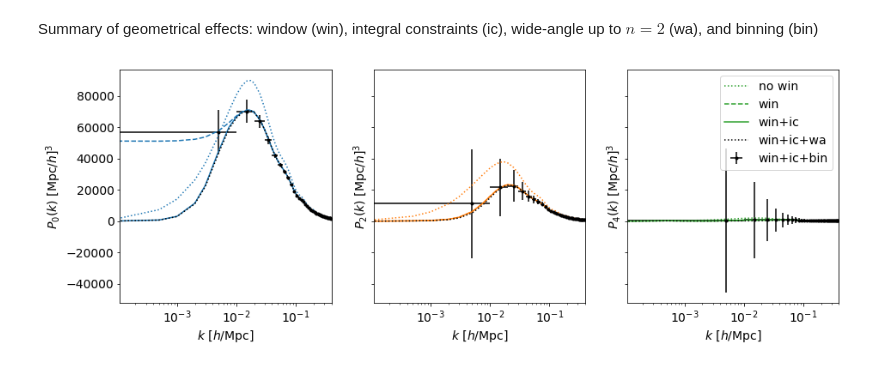
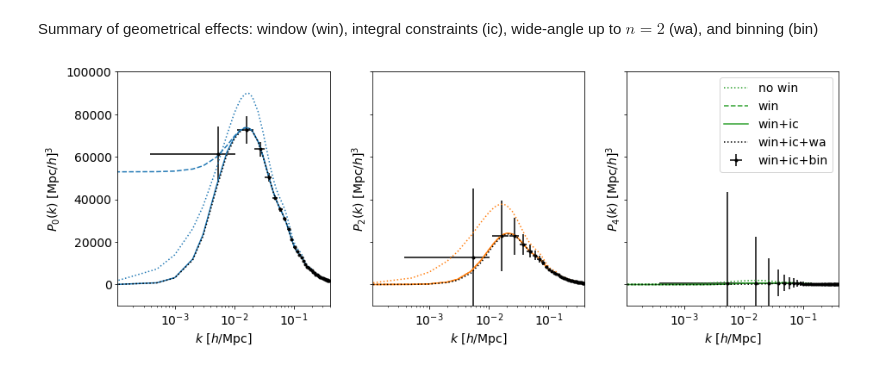
Before and after one commit to pierrexyz/fkpwin, a Jupyter notebook: example_Pk.ipynb, the cells around one changed output. Drawn from its saved outputs; the diff is of its cells as text; code cells hidden in the pictures.

```diff
--- a/example_Pk.ipynb
+++ b/example_Pk.ipynb
@@ -55,7 +55,10 @@ where $\cdot |_R$ and $\cdot |_I$ stand for real and imaginary parts, respective
 Configure $k$ and $p$: should be same as in Qk_to_Wkkp notebook
 # %%
 # this array should corresponds to the k-bins of the power spectrum data
-k_data = np.arange(0.005, 0.40, 0.01)
+Lbox, n0, dn = 3500., 3, 6
+kf = 2 * np.pi / Lbox
+nmax = dn * (np.floor(0.40/kf) // dn) - dn
+k_data = np.arange(n0,nmax+dn,dn) * kf
 # thin k and p on which we compute W_{l,l'}(k, p).
 k_arr = np.concatenate([[1e-4, 0.0005, 0.001, 0.002, 0.003, 0.005, 0.0075, 0.01, 0.0125, 0.015, 0.0175], np.arange(0.02, 0.41, 5e-3) ])
 p_arr = np.concatenate([ np.geomspace(1e-4, 0.003, 20, endpoint=False) , np.arange(0.003, 0.7, 5e-4) ])
@@ -276,18 +279,19 @@ Summary of geometrical effects: window (win), integral constraints (ic), wide-an
 # %%
 fig, ax = plt.subplots(1,3, figsize=(15,5), sharey=True)
 plt.subplots_adjust(wspace=0.2)
 
 for i in range(3):
     ax[i].plot(k_arr, pk[i], 'C%s:' % i, label='no win')
     ax[i].plot(k_arr, pk_c[i], 'C%s--' % i, label='win')
     ax[i].plot(k_arr, pk_cic[i], 'C%s' % i, label='win+ic')
     ax[i].plot(k_arr, pk_cic[i]+pk_n1[i]+pk_n2[i], 'k:', label=r'win+ic+wa')
     ax[i].errorbar(k_data, pk_bin[i], xerr=0.005, yerr=err_th_p[i], color='k', fmt='.', label='win+ic+bin')
     ax[i].set_xlabel(r'$k \ [h/{\rm Mpc}]$')
+    ax[i].set_xscale('log')
+    ax[i].set_xlim(1.1e-4, 4e-1)
     ax[i].set_ylabel(r"$P_%s(k) \ [{\rm Mpc}/h]^{3}$" % (2*i))
-    ax[i].set_xlim(1.1e-4, 4e-1)
-    ax[i].set_xscale('log')
+    ax[i].set_ylim(-1e4, 1e5)
 ax[2].legend()
 plt.show()
 # %% [output]
-[figure, old version]
+[figure, new version]
```
Also changed, not shown: parts of 4 cells of this notebook, 40 other files.
